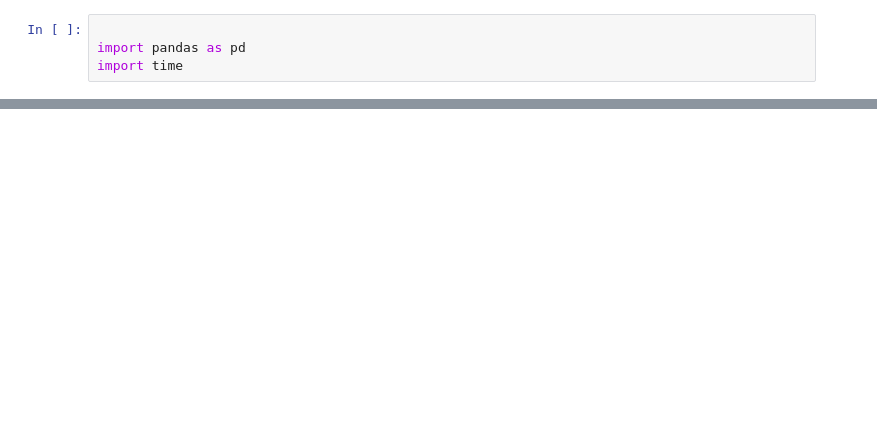
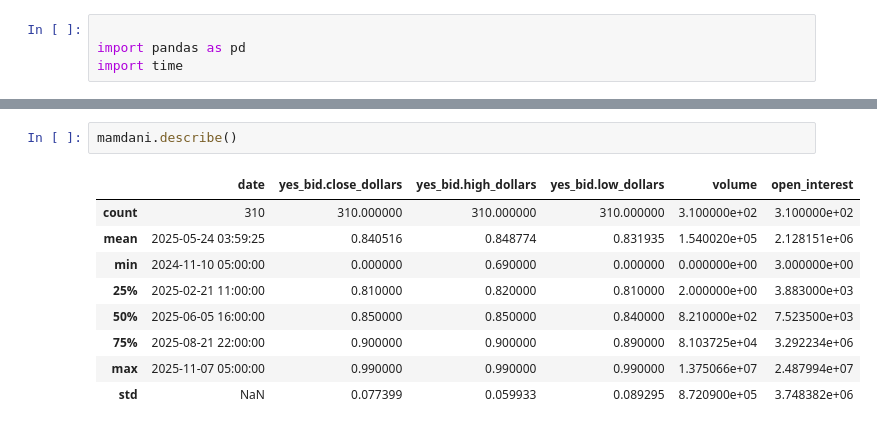
Before and after one commit to rohannunu/RedditKalshiPredictions, a Jupyter notebook: kalshi.ipynb, the cells around one changed output, grey strips where cells are left out. Cells and saved outputs as stored; diff of their text form; blank space fills up the shorter version.

```diff
--- a/kalshi.ipynb
+++ b/kalshi.ipynb
@@ -282,0 +386,12 @@ plt.show()
+# %%
+mamdani.describe()
+# %% [output]
+|  | date | yes_bid.close_dollars | yes_bid.high_dollars | yes_bid.low_dollars | volume | open_interest |
+| count | 310 | 310.000000 | 310.000000 | 310.000000 | 3.100000e+02 | 3.100000e+02 |
+| mean | 2025-05-24 03:59:25 | 0.840516 | 0.848774 | 0.831935 | 1.540020e+05 | 2.128151e+06 |
+| min | 2024-11-10 05:00:00 | 0.000000 | 0.690000 | 0.000000 | 0.000000e+00 | 3.000000e+00 |
+| 25% | 2025-02-21 11:00:00 | 0.810000 | 0.820000 | 0.810000 | 2.000000e+00 | 3.883000e+03 |
+| 50% | 2025-06-05 16:00:00 | 0.850000 | 0.850000 | 0.840000 | 8.210000e+02 | 7.523500e+03 |
+| 75% | 2025-08-21 22:00:00 | 0.900000 | 0.900000 | 0.890000 | 8.103725e+04 | 3.292234e+06 |
+| max | 2025-11-07 05:00:00 | 0.990000 | 0.990000 | 0.990000 | 1.375066e+07 | 2.487994e+07 |
+| std | NaN | 0.077399 | 0.059933 | 0.089295 | 8.720900e+05 | 3.748382e+06 |
```
Also changed, not shown: parts of 13 cells of this notebook, 1 other file.
